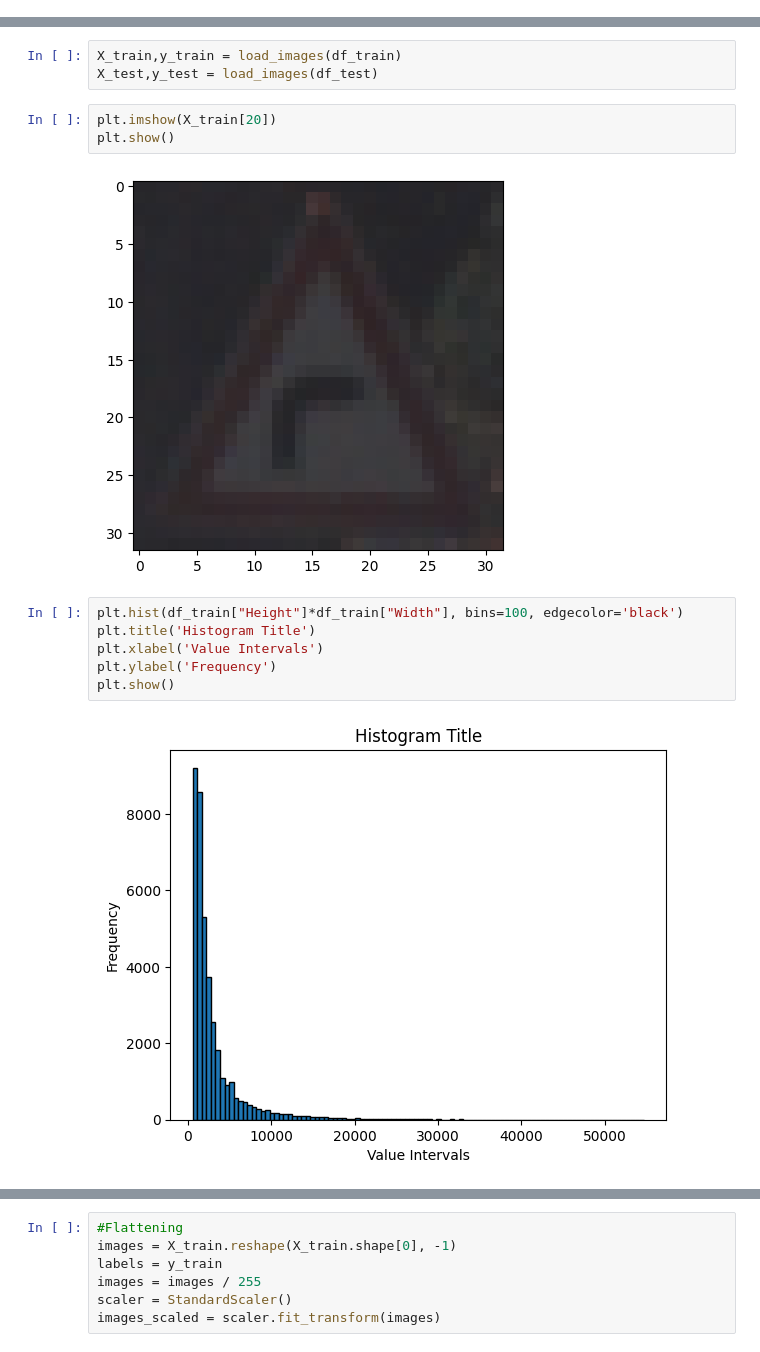
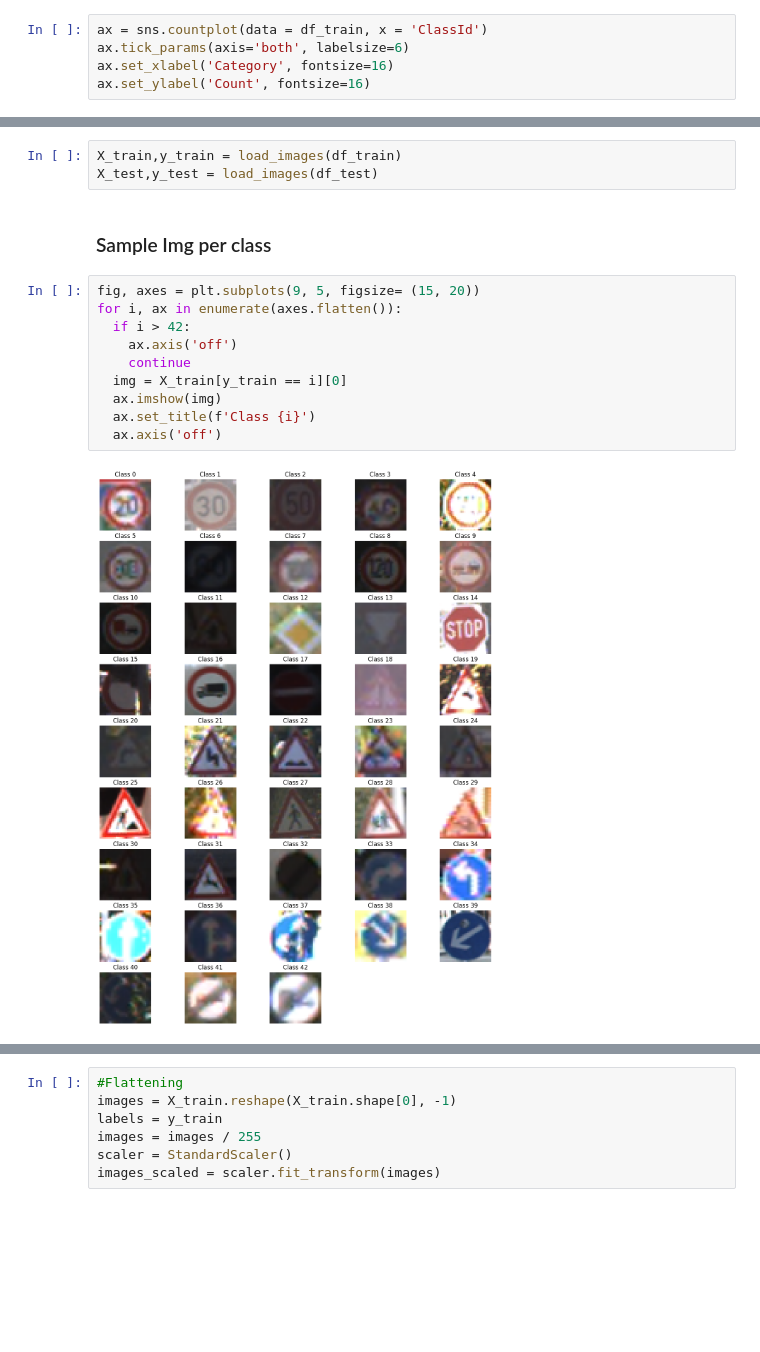
Before and after one commit to NimaGalal/Autonomous-Vehicle-Preception-Module, a Jupyter notebook: german-traffic-sign.ipynb, the cells around one changed output, grey strips where cells are left out. Drawn from its saved outputs; the diff is of its cells as text; blank space fills up the shorter version.

```diff
--- a/german-traffic-sign.ipynb
+++ b/german-traffic-sign.ipynb
@@ -30,0 +80,5 @@ df_train.describe()
+# %%
+ax = sns.countplot(data = df_train, x = 'ClassId')
+ax.tick_params(axis='both', labelsize=6)
+ax.set_xlabel('Category', fontsize=16)
+ax.set_ylabel('Count', fontsize=16)
@@ -46,16 +134,17 @@ def load_images(df, target_size=(32, 32)):
 # %%
 X_train,y_train = load_images(df_train)
 X_test,y_test = load_images(df_test)
+# %% [markdown]
+### Sample Img per class
 # %%
-plt.imshow(X_train[20])
-plt.show()
+fig, axes = plt.subplots(9, 5, figsize= (15, 20))
+for i, ax in enumerate(axes.flatten()):
+  if i > 42:
+    ax.axis('off')
+    continue
+  img = X_train[y_train == i][0]
+  ax.imshow(img)
+  ax.set_title(f'Class {i}')
+  ax.axis('off')
 # %% [output]
-[figure, old version]
+[figure, new version]
-# %%
-plt.hist(df_train["Height"]*df_train["Width"], bins=100, edgecolor='black')
-plt.title('Histogram Title')
-plt.xlabel('Value Intervals')
-plt.ylabel('Frequency')
-plt.show()
-# %% [output]
-[figure, removed]
```
Also changed, not shown: parts of 32 cells of this notebook, 1 other file.
